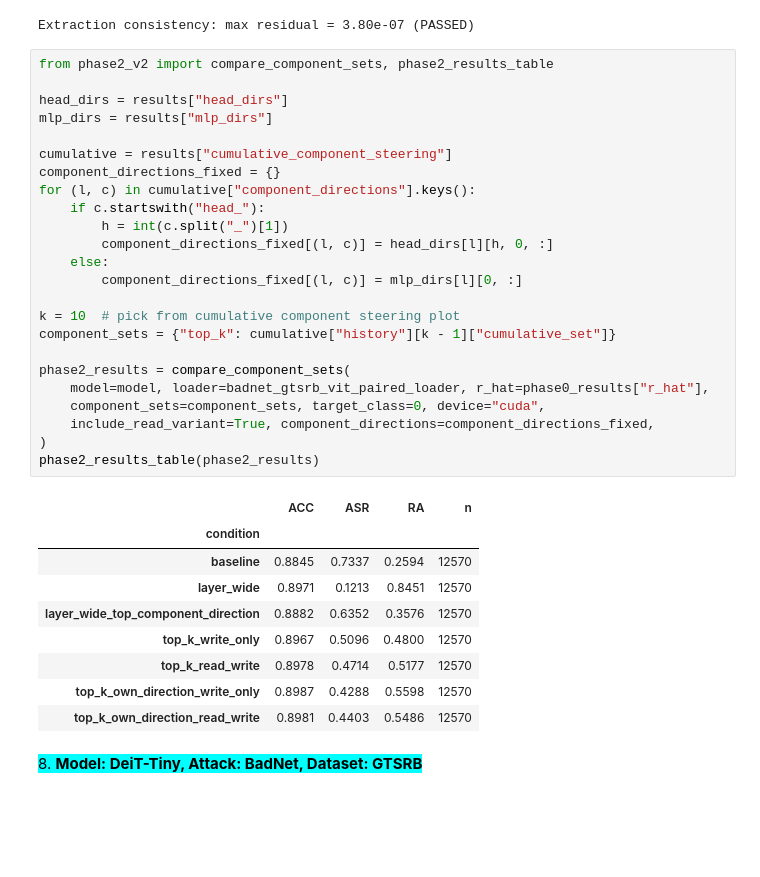
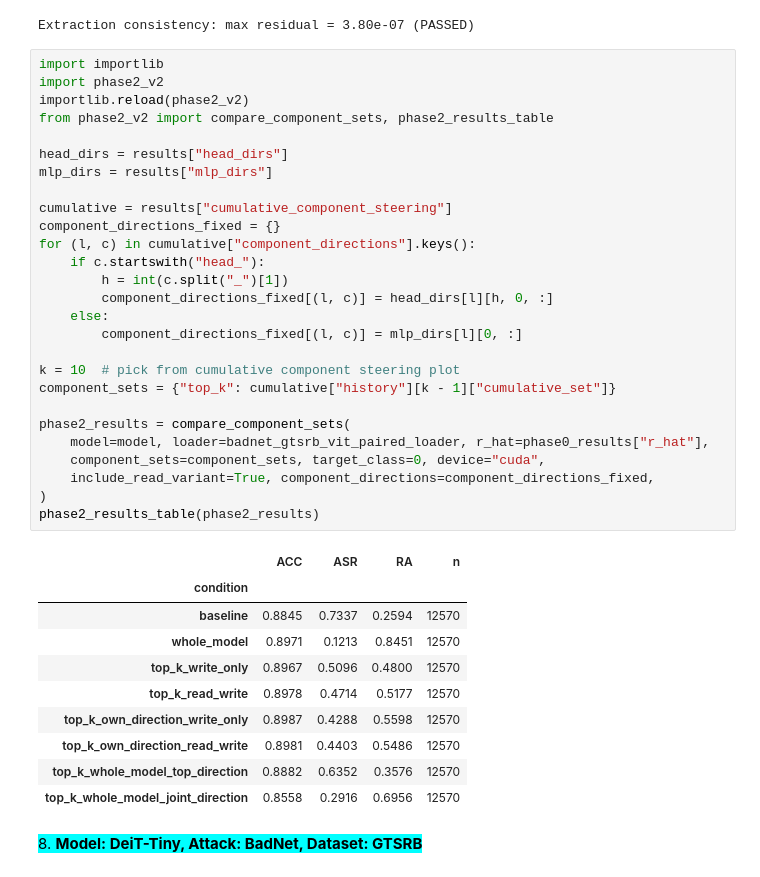
Before and after one commit to morriisw/BackdoorBench, a Jupyter notebook: vit-backdoor-analysis.ipynb, the cells around one changed output. Cells and saved outputs as stored; diff of their text form; blank space fills up the shorter version.

Commit message:
Edit phase 2 weight orthogonalisation results.

```diff
--- a/vit-backdoor-analysis.ipynb
+++ b/vit-backdoor-analysis.ipynb
@@ -2143,39 +2143,43 @@ results = run_phase1_pipeline(
 Sanity check: manual vs built-in attention max diff = 1.01e-06 (PASSED)
 Extraction consistency: max residual = 3.80e-07 (PASSED)
 # %%
+import importlib
+import phase2_v2
+importlib.reload(phase2_v2)
 from phase2_v2 import compare_component_sets, phase2_results_table
 
 head_dirs = results["head_dirs"]
 mlp_dirs = results["mlp_dirs"]
 
 cumulative = results["cumulative_component_steering"]
 component_directions_fixed = {}
 for (l, c) in cumulative["component_directions"].keys():
     if c.startswith("head_"):
         h = int(c.split("_")[1])
         component_directions_fixed[(l, c)] = head_dirs[l][h, 0, :]
     else:
         component_directions_fixed[(l, c)] = mlp_dirs[l][0, :]
 
 k = 10  # pick from cumulative component steering plot
 component_sets = {"top_k": cumulative["history"][k - 1]["cumulative_set"]}
 
 phase2_results = compare_component_sets(
     model=model, loader=badnet_gtsrb_vit_paired_loader, r_hat=phase0_results["r_hat"],
     component_sets=component_sets, target_class=0, device="cuda",
     include_read_variant=True, component_directions=component_directions_fixed,
 )
 phase2_results_table(phase2_results)
 # %% [output]
 |  | ACC | ASR | RA | n |
 | condition |  |  |  |  |
 | baseline | 0.8845 | 0.7337 | 0.2594 | 12570 |
-| layer_wide | 0.8971 | 0.1213 | 0.8451 | 12570 |
-| layer_wide_top_component_direction | 0.8882 | 0.6352 | 0.3576 | 12570 |
+| whole_model | 0.8971 | 0.1213 | 0.8451 | 12570 |
 | top_k_write_only | 0.8967 | 0.5096 | 0.4800 | 12570 |
 | top_k_read_write | 0.8978 | 0.4714 | 0.5177 | 12570 |
 | top_k_own_direction_write_only | 0.8987 | 0.4288 | 0.5598 | 12570 |
 | top_k_own_direction_read_write | 0.8981 | 0.4403 | 0.5486 | 12570 |
+| top_k_whole_model_top_direction | 0.8882 | 0.6352 | 0.3576 | 12570 |
+| top_k_whole_model_joint_direction | 0.8558 | 0.2916 | 0.6956 | 12570 |
 # %% [markdown]
 <mark style="background-color: cyan; color: black;">8. **Model: DeiT-Tiny, Attack: BadNet, Dataset: GTSRB**</mark>
 # %%
```
